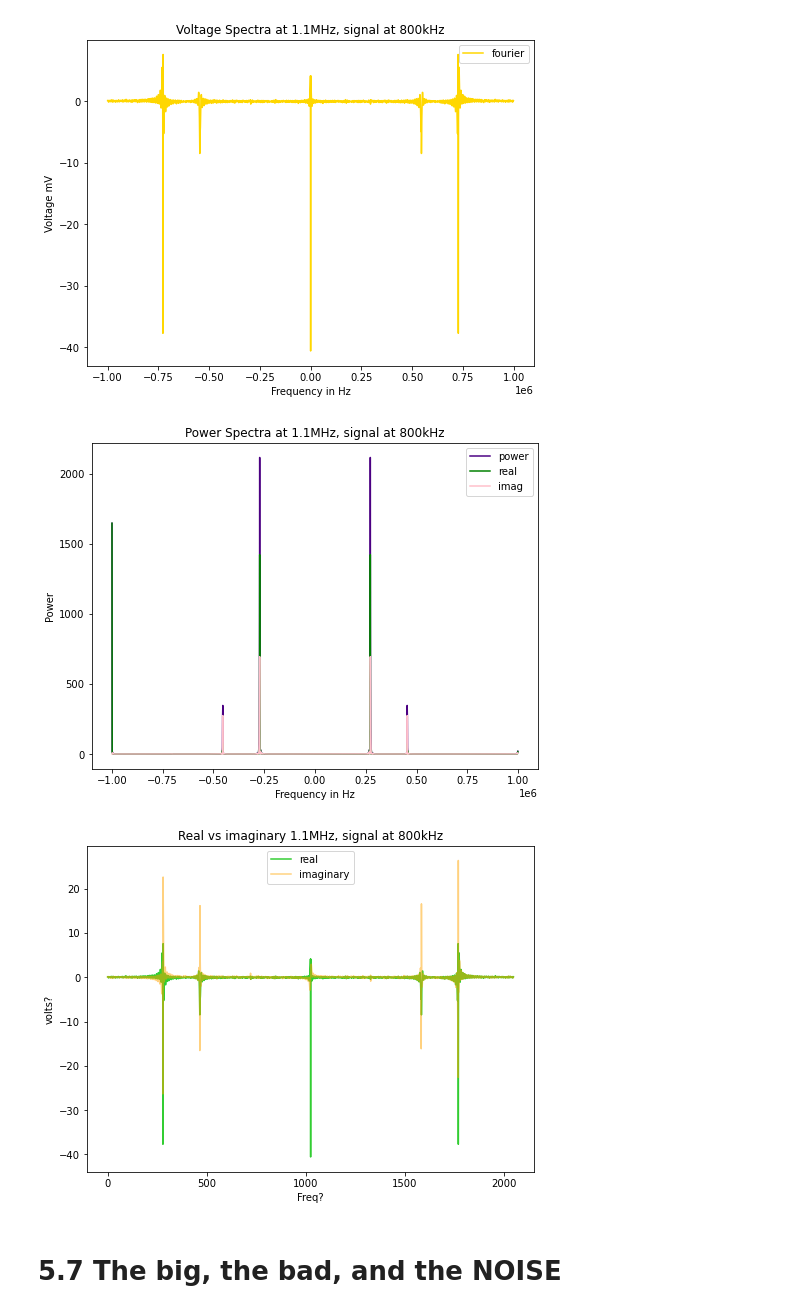
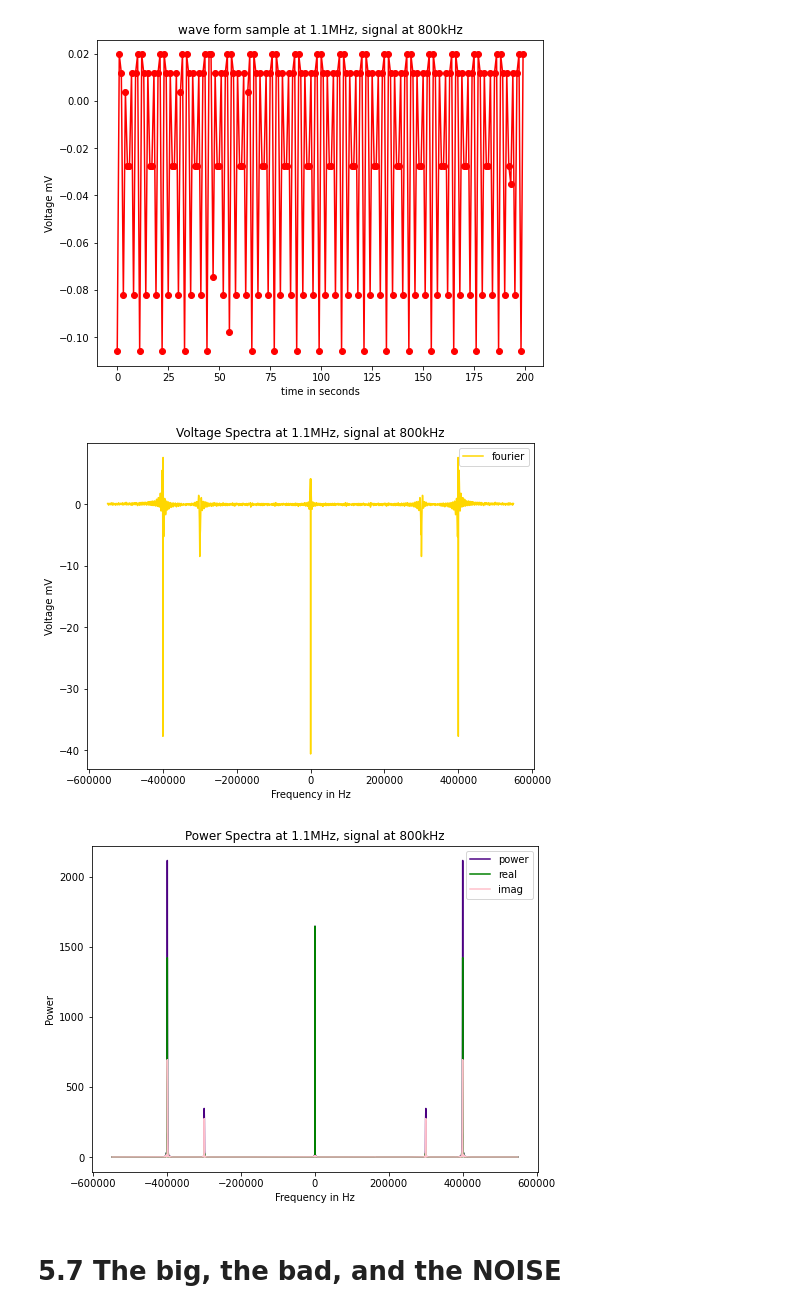
Before and after one commit to johnnyhff11/Lab1_scripts, a Jupyter notebook: Astro 121 lab 1 .ipynb, the cells around one changed output. Saved outputs shown, nothing was run; the diff lists cells and outputs as text; code cells hidden in the pictures.

```diff
--- a/Astro 121 lab 1 .ipynb
+++ b/Astro 121 lab 1 .ipynb
@@ -13,59 +13,59 @@ import scipy.signal as sps
 # %%
 #%matplotlib notebook
 Nsamples = 2048
-sampfreq = 2e6
+sampfreq = 1.1e6
 times = np.linspace(0, Nsamples/sampfreq,Nsamples)
 dt = times[1]-times[0]
 
 aliased_real = np.load("alia_real.npz")
 alia = aliased_real["arr_0"]
 
 alia_fft = np.fft.fft(alia)
 freqfft = np.fft.fftfreq(Nsamples,dt)
 real = alia_fft.real
 imag = alia_fft.imag
 pwr = np.abs(alia_fft)**2
 pwr_real = np.abs(real)**2
 pwr_imag = np.abs(imag)**2
 
 
-# plt.figure(figsize=(8,6))
-# plt.plot(alia[0:200],color='red')
-# plt.title('wave form sample at 1.1MHz, signal at 800kHz')
-# plt.xlabel('time in seconds')
-# plt.ylabel('Voltage mV')
-# plt.show()
+plt.figure(figsize=(8,6))
+plt.plot(alia[0:200],color='r',marker='o')
+plt.title('wave form sample at 1.1MHz, signal at 800kHz')
+plt.xlabel('time in seconds')
+plt.ylabel('Voltage mV')
+plt.show()
 
 plt.figure(figsize=(8,6))
 plt.plot(np.fft.fftshift(freqfft),np.fft.fftshift(alia_fft),color='gold',label ='fourier')
 plt.title('Voltage Spectra at 1.1MHz, signal at 800kHz')
 plt.xlabel('Frequency in Hz')
 plt.ylabel('Voltage mV')
 plt.legend()
 plt.show()
 
 plt.figure(figsize=(8,6))
-plt.plot(np.fft.fftshift(freqfft),pwr,color='indigo',label ='power')
-plt.plot(np.fft.fftshift(freqfft),pwr_real,color='green',label ='real')
-plt.plot(np.fft.fftshift(freqfft),pwr_imag,color='pink',label ='imag')
+plt.plot(np.fft.fftshift(freqfft),np.fft.fftshift(pwr),color='indigo',label ='power')
+plt.plot(np.fft.fftshift(freqfft),np.fft.fftshift(pwr_real),color='green',label ='real')
+plt.plot(np.fft.fftshift(freqfft),np.fft.fftshift(pwr_imag),color='pink',label ='imag')
 plt.title('Power Spectra at 1.1MHz, signal at 800kHz')
 plt.xlabel('Frequency in Hz')
 plt.ylabel('Power')
 plt.legend()
 plt.show()
 
-plt.figure(figsize=(8,6))
-plt.plot(np.fft.fftshift(real),color='limegreen',label ='real')
-plt.plot(np.fft.fftshift(imag),color='orange',label ='imaginary',alpha= 0.5)
-plt.title('Real vs imaginary 1.1MHz, signal at 800kHz')
-plt.xlabel('Freq?')
-plt.ylabel('volts?')
-plt.legend()
-plt.show()
+# plt.figure(figsize=(8,6))
+# plt.plot(np.fft.fftshift(freqfft),np.fft.fftshift(real),color='limegreen',label ='real')
+# plt.plot(np.fft.fftshift(freqfft),np.fft.fftshift(imag),color='orange',label ='imaginary',alpha= 0.5)
+# plt.title('Real vs imaginary 1.1MHz, signal at 800kHz')
+# plt.xlabel('Freq?')
+# plt.ylabel('volts?')
+# plt.legend()
+# plt.show()
 # %% [output]
-[figure, old version]
+[figure, new version]
-[figure, old version]
+[figure, new version]
-[figure, old version]
+[figure, new version]
 # %% [markdown]
 # 5.7 The big, the bad, and the NOISE
 # %%
```
Also changed, not shown: parts of 11 cells of this notebook.
